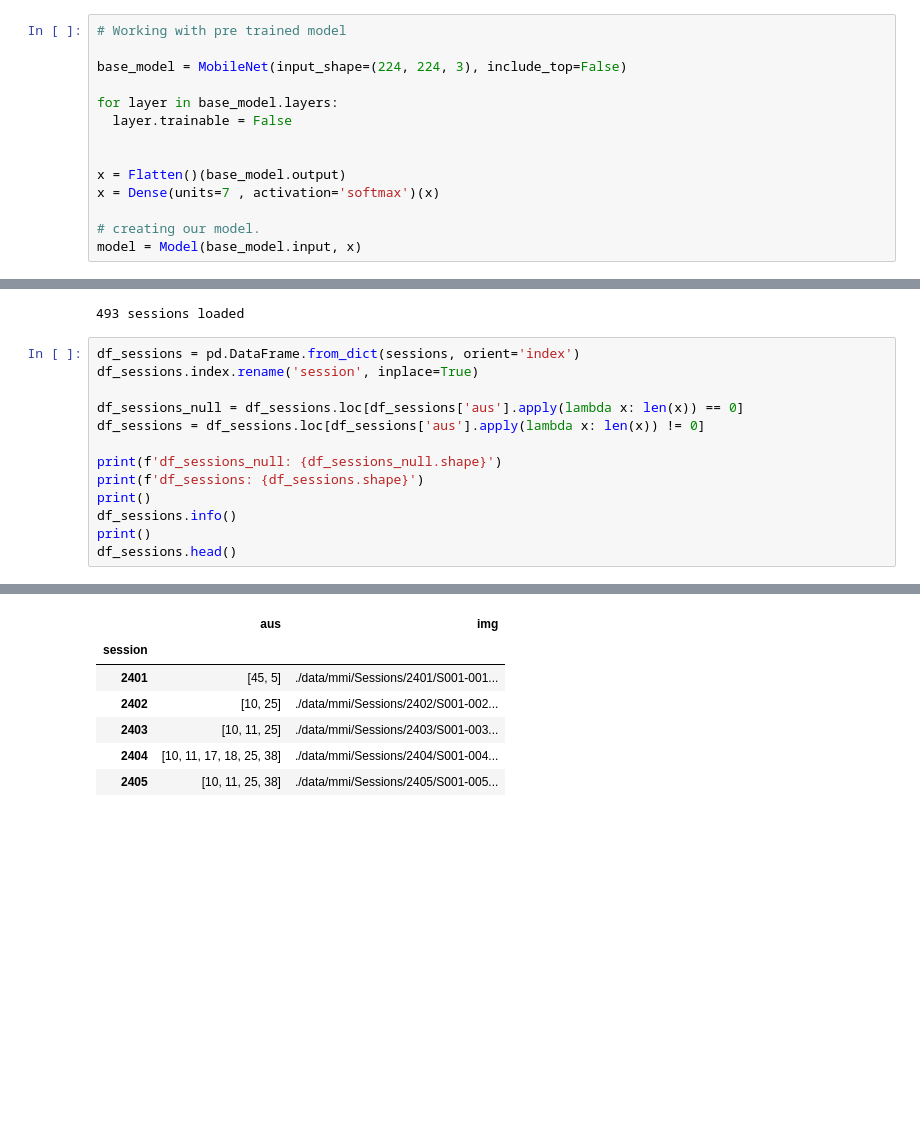
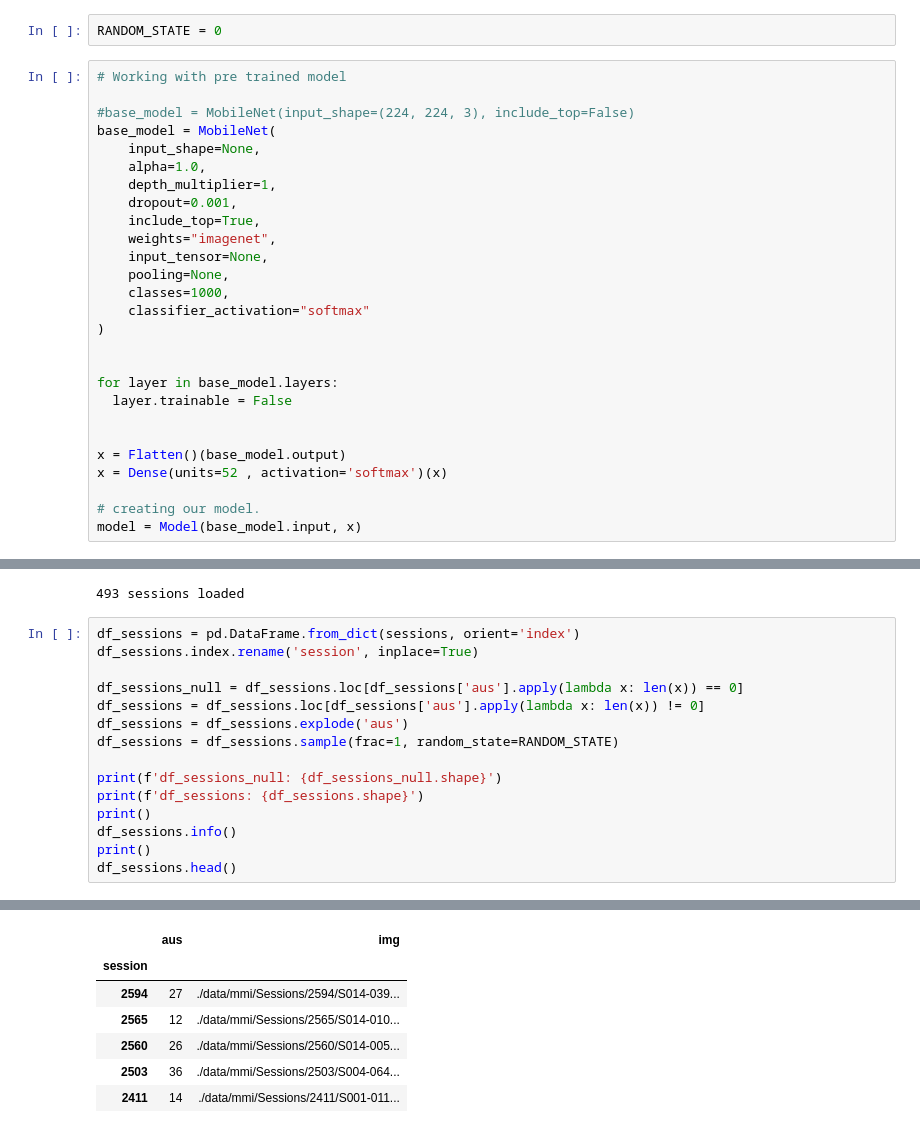
Before and after one commit to VitorMartin/api_facs, a Jupyter notebook: notebooks/au_detection/ia_model.ipynb, the cells around one changed output, grey strips where cells are left out. Drawn from its saved outputs; the diff is of its cells as text; blank space fills up the shorter version.

Commit message:
NB: Primeiro treino do modelo

```diff
--- a/notebooks/au_detection/ia_model.ipynb
+++ b/notebooks/au_detection/ia_model.ipynb
@@ -13,14 +21,29 @@ from keras.losses import categorical_crossentropy
+# %%
+RANDOM_STATE = 0
 # %%
 # Working with pre trained model
 
-base_model = MobileNet(input_shape=(224, 224, 3), include_top=False)
+#base_model = MobileNet(input_shape=(224, 224, 3), include_top=False)
+base_model = MobileNet(
+    input_shape=None,
+    alpha=1.0,
+    depth_multiplier=1,
+    dropout=0.001,
+    include_top=True,
+    weights="imagenet",
+    input_tensor=None,
+    pooling=None,
+    classes=1000,
+    classifier_activation="softmax"
+)
+
 
 for layer in base_model.layers:
   layer.trainable = False
 
 
 x = Flatten()(base_model.output)
-x = Dense(units=7 , activation='softmax')(x)
+x = Dense(units=52 , activation='softmax')(x)
 
 # creating our model.
 model = Model(base_model.input, x)
@@ -62,6 +82,8 @@ df_sessions.index.rename('session', inplace=True)
 
 df_sessions_null = df_sessions.loc[df_sessions['aus'].apply(lambda x: len(x)) == 0]
 df_sessions = df_sessions.loc[df_sessions['aus'].apply(lambda x: len(x)) != 0]
+df_sessions = df_sessions.explode('aus')
+df_sessions = df_sessions.sample(frac=1, random_state=RANDOM_STATE)
 
 print(f'df_sessions_null: {df_sessions_null.shape}')
 print(f'df_sessions: {df_sessions.shape}')
@@ -85,9 +107,9 @@ memory usage: 5.3+ KB
 |  | aus | img |
 | session |  |  |
-| 2401 | [45, 5] | ./data/mmi/Sessions/2401/S001-001... |
-| 2402 | [10, 25] | ./data/mmi/Sessions/2402/S001-002... |
-| 2403 | [10, 11, 25] | ./data/mmi/Sessions/2403/S001-003... |
-| 2404 | [10, 11, 17, 18, 25, 38] | ./data/mmi/Sessions/2404/S001-004... |
-| 2405 | [10, 11, 25, 38] | ./data/mmi/Sessions/2405/S001-005... |
+| 2594 | 27 | ./data/mmi/Sessions/2594/S014-039... |
+| 2565 | 12 | ./data/mmi/Sessions/2565/S014-010... |
+| 2560 | 26 | ./data/mmi/Sessions/2560/S014-005... |
+| 2503 | 36 | ./data/mmi/Sessions/2503/S004-064... |
+| 2411 | 14 | ./data/mmi/Sessions/2411/S001-011... |
 # %%
 train_datagen = ImageDataGenerator(
```
Also changed, not shown: parts of 8 cells of this notebook, 1 other file.
